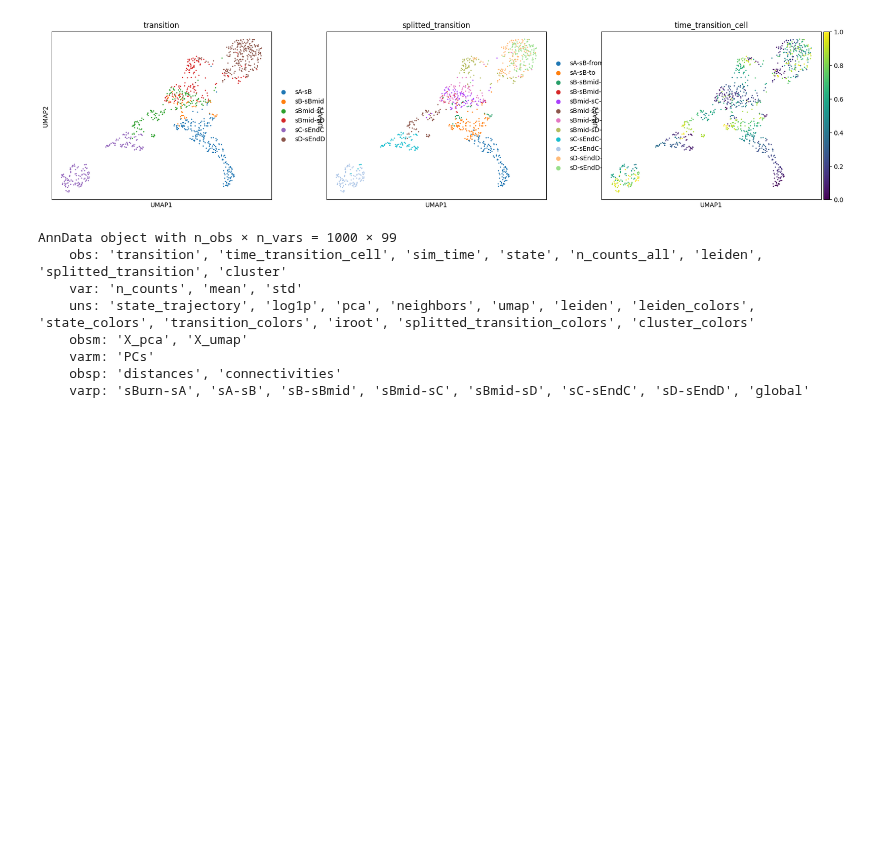
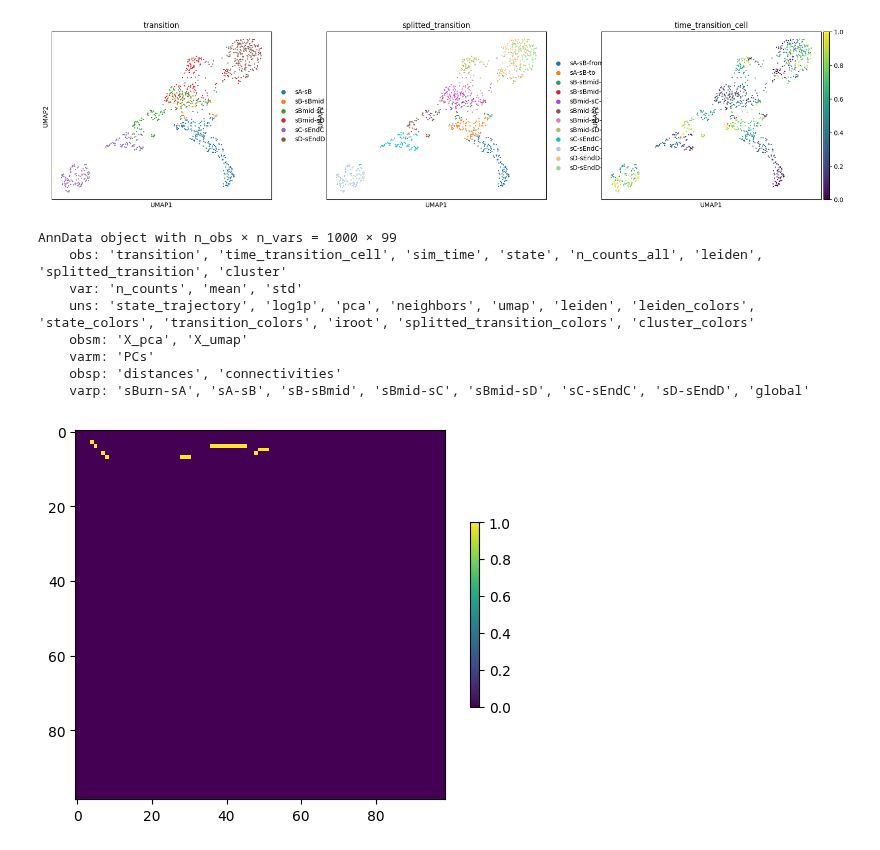
Before and after one commit to DavidWild02/BachelorThesis-ML-Gene-Interactions, a Jupyter notebook: Approach2_similarity_in_change/PrepareSyntheticData.ipynb, the cells around one changed output. Cells and saved outputs as stored; diff of their text form; code cells hidden in the pictures; blank space fills up the shorter version.

```diff
--- a/src/PrepareSyntheticData.ipynb
+++ b/Approach2_similarity_in_change/PrepareSyntheticData.ipynb
@@ -239,3 +230,7 @@ AnnData object with n_obs × n_vars = 1000 × 99
     varp: 'sBurn-sA', 'sA-sB', 'sB-sBmid', 'sBmid-sC', 'sBmid-sD', 'sC-sEndC', 'sD-sEndD', 'global'
 # %%
 adata.write_h5ad("../data/synthetic_dataset.hda5")
+# %%
+sc.pl.matrix(adata.varp["sA-sB"] != 0)
+# %% [output]
+[figure, added]
```
Also changed, not shown: parts of 2 cells of this notebook, 10 other files.
